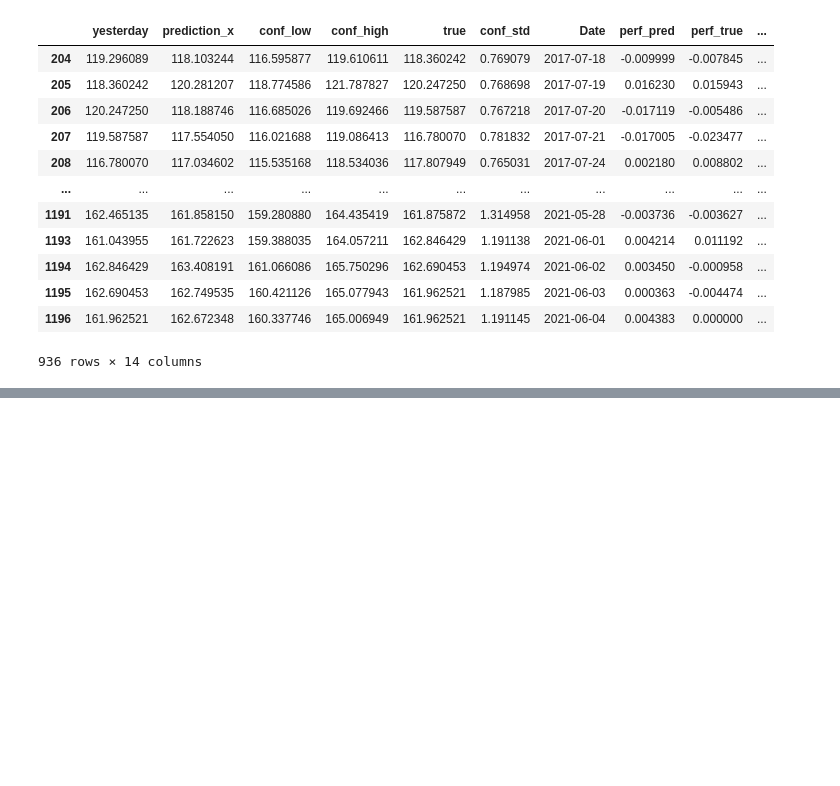
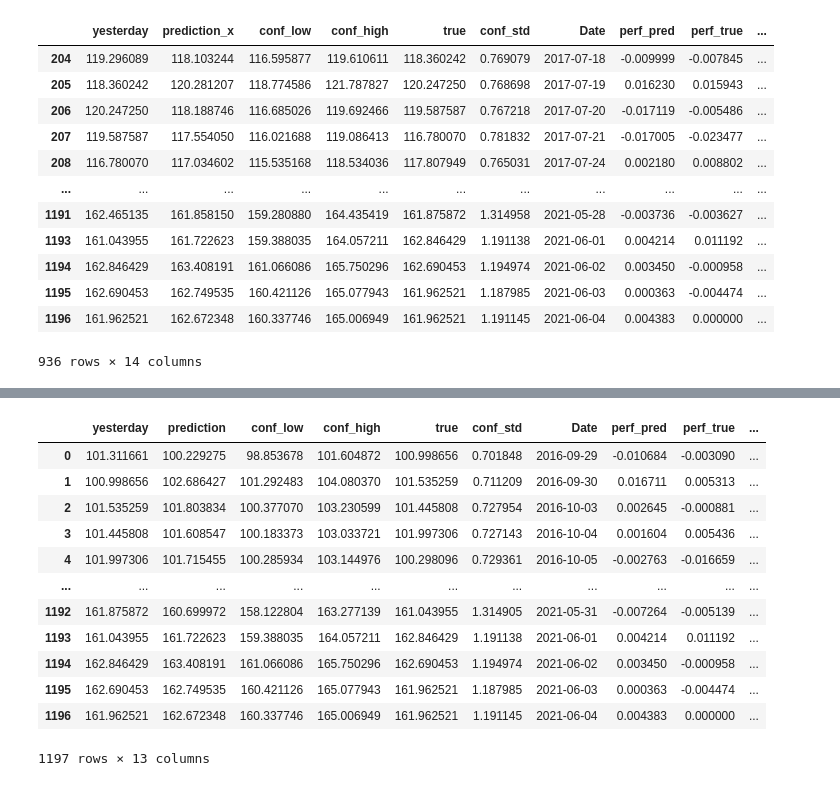
Before and after one commit to Jaouad-AHRAOUI/stock_prediction, a Jupyter notebook: notebooks/final_model_prep.ipynb, the cells around one changed output, grey strips where cells are left out. Drawn from its saved outputs; the diff is of its cells as text; code cells hidden in the pictures; blank space fills up the shorter version.

```diff
--- a/notebooks/final_model_prep.ipynb
+++ b/notebooks/final_model_prep.ipynb
@@ -292,0 +226,2 @@ pred_final.to_csv('/home/khody/code/anastasia-77/Jaouad-AHRAOUI/stock_prediction
+# %%
+pred_arima = arima_multi_day('vinci', 1209, 0.05)
@@ -292,0 +247,2 @@ pred_final.to_csv('/home/khody/code/anastasia-77/Jaouad-AHRAOUI/stock_prediction
+# %%
+pred_garsh = garch('vinci', 1209)
@@ -292,0 +251,17 @@ pred_final.to_csv('/home/khody/code/anastasia-77/Jaouad-AHRAOUI/stock_prediction
+# %%
+pred_final['Date'] = pd.to_datetime(pred_final['Date'])
+pred_final
+# %% [output]
+|  | yesterday | prediction | conf_low | conf_high | true | conf_std | Date | perf_pred | perf_true | ... |
+| 0 | 101.311661 | 100.229275 | 98.853678 | 101.604872 | 100.998656 | 0.701848 | 2016-09-29 | -0.010684 | -0.003090 | ... |
+| 1 | 100.998656 | 102.686427 | 101.292483 | 104.080370 | 101.535259 | 0.711209 | 2016-09-30 | 0.016711 | 0.005313 | ... |
+| 2 | 101.535259 | 101.803834 | 100.377070 | 103.230599 | 101.445808 | 0.727954 | 2016-10-03 | 0.002645 | -0.000881 | ... |
+| 3 | 101.445808 | 101.608547 | 100.183373 | 103.033721 | 101.997306 | 0.727143 | 2016-10-04 | 0.001604 | 0.005436 | ... |
+| 4 | 101.997306 | 101.715455 | 100.285934 | 103.144976 | 100.298096 | 0.729361 | 2016-10-05 | -0.002763 | -0.016659 | ... |
+| ... | ... | ... | ... | ... | ... | ... | ... | ... | ... | ... |
+| 1192 | 161.875872 | 160.699972 | 158.122804 | 163.277139 | 161.043955 | 1.314905 | 2021-05-31 | -0.007264 | -0.005139 | ... |
+| 1193 | 161.043955 | 161.722623 | 159.388035 | 164.057211 | 162.846429 | 1.191138 | 2021-06-01 | 0.004214 | 0.011192 | ... |
+| 1194 | 162.846429 | 163.408191 | 161.066086 | 165.750296 | 162.690453 | 1.194974 | 2021-06-02 | 0.003450 | -0.000958 | ... |
+| 1195 | 162.690453 | 162.749535 | 160.421126 | 165.077943 | 161.962521 | 1.187985 | 2021-06-03 | 0.000363 | -0.004474 | ... |
+| 1196 | 161.962521 | 162.672348 | 160.337746 | 165.006949 | 161.962521 | 1.191145 | 2021-06-04 | 0.004383 | 0.000000 | ... |
+1197 rows × 13 columns
```
Also changed, not shown: parts of 29 cells of this notebook, 8 other files.
